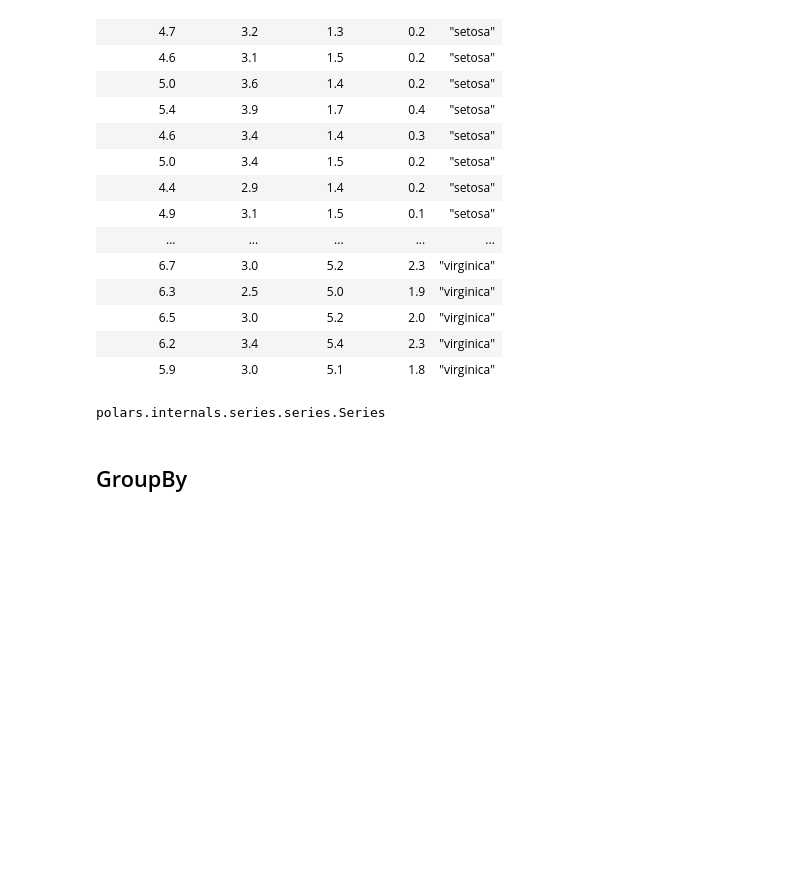
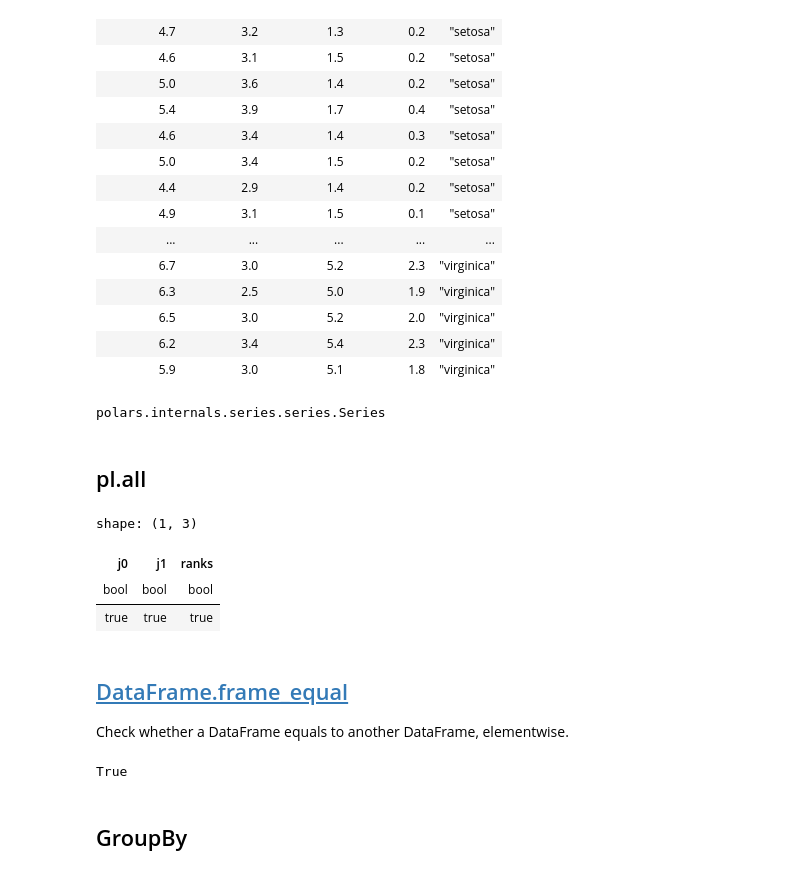
Before and after one commit to legendu-net/blog, a Jupyter notebook: misc/content/2021/10/python-polars/python-polars.ipynb, the cells around one changed output. Cells and saved outputs as stored; diff of their text form; code cells hidden in the pictures; blank space fills up the shorter version.

```diff
--- a/misc/content/2021/10/python-polars/python-polars.ipynb
+++ b/misc/content/2021/10/python-polars/python-polars.ipynb
@@ -362,6 +340,26 @@ shape: (150, 5)
 type(s)
 # %% [output]
 polars.internals.series.series.Series
+# %% [markdown]
+## pl.all
+# %%
+comp.select(pl.all().all())
+# %% [output]
+shape: (1, 3)
+| j0 | j1 | ranks |
+| bool | bool | bool |
+| true | true | true |
+# %% [markdown]
+## [DataFrame.frame_equal](https://pola-rs.github.io/polars/py-polars/html/reference/dataframe/api/polars.DataFrame.frame_equal.html#polars.DataFrame.frame_equal)
+Check whether a DataFrame equals to another DataFrame, elementwise.
+# %%
+df.filter(
+    (df["i0"] == 1) & (df["i1"] == 2) & (df["i2"] == 13)
+)[["j0", "j1", "ranks"]].frame_equal(df.filter(
+    (df["i0"] == 1) & (df["i1"] == 2) & (df["i2"] == 26)
+)[["j0", "j1", "ranks"]])
+# %% [output]
+True
 # %% [markdown]
 ## GroupBy
 # %%
```
Also changed, not shown: parts of 2 cells of this notebook, 8 other files.
